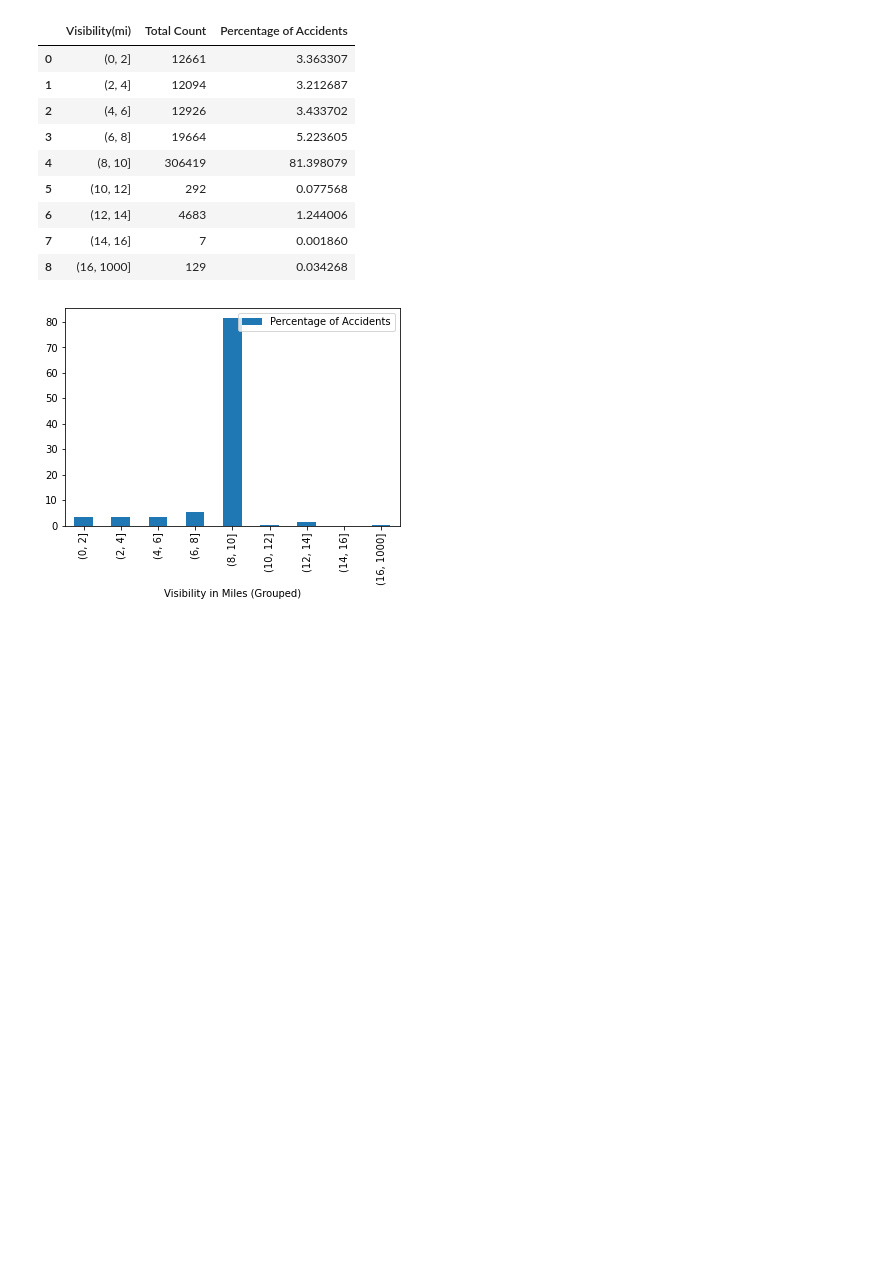
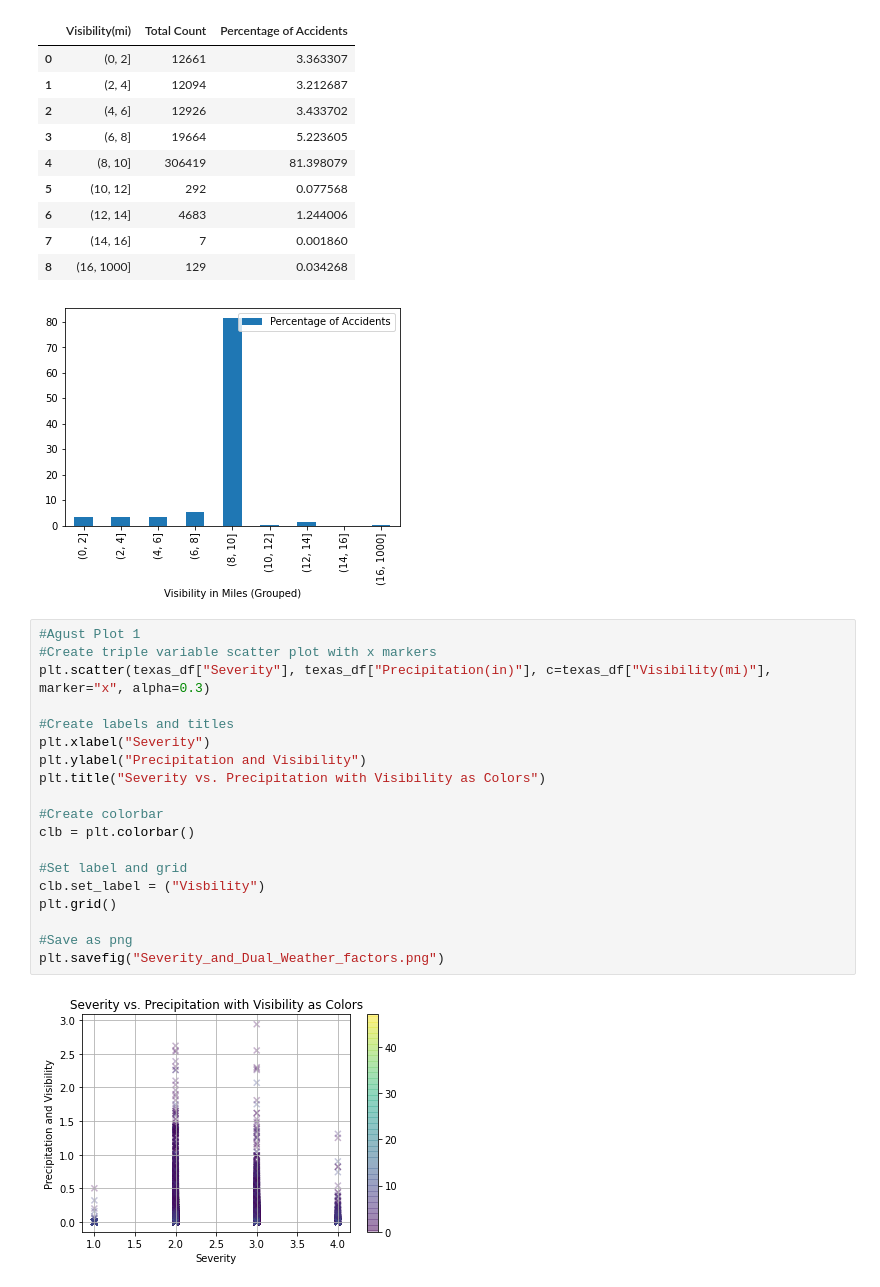
Before and after one commit to bjohnson90/data_science_group_project_1, a Jupyter notebook: final_notebook.ipynb, the cells around one changed output. Cells and saved outputs as stored; diff of their text form; blank space fills up the shorter version.

Commit message:
added agust changes

```diff
--- a/final_notebook.ipynb
+++ b/final_notebook.ipynb
@@ -67,3 +66,24 @@ fig.savefig('./percentage_of_accidents_by_vis_barplot.png')
 | 7 | (14, 16] | 7 | 0.001860 |
 | 8 | (16, 1000] | 129 | 0.034268 |
 [figure]
+# %%
+#Agust Plot 1
+#Create triple variable scatter plot with x markers
+plt.scatter(texas_df["Severity"], texas_df["Precipitation(in)"], c=texas_df["Visibility(mi)"], marker="x", alpha=0.3)
+
+#Create labels and titles
+plt.xlabel("Severity")
+plt.ylabel("Precipitation and Visibility")
+plt.title("Severity vs. Precipitation with Visibility as Colors")
+
+#Create colorbar
+clb = plt.colorbar()
+
+#Set label and grid
+clb.set_label = ("Visbility")
+plt.grid()
+
+#Save as png
+plt.savefig("Severity_and_Dual_Weather_factors.png")
+# %% [output]
+[figure, added]
```
Also changed, not shown: parts of 2 cells of this notebook.
